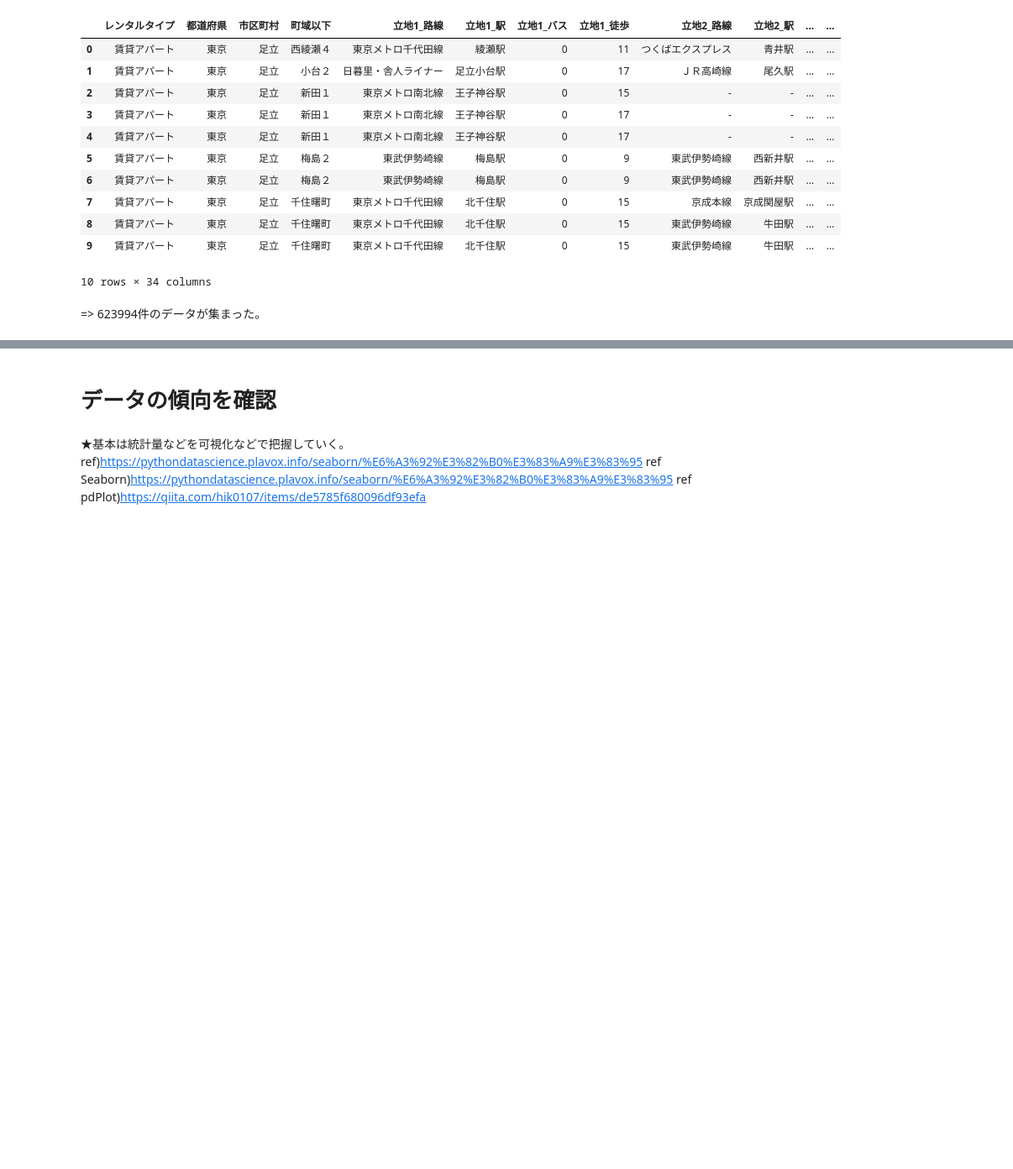
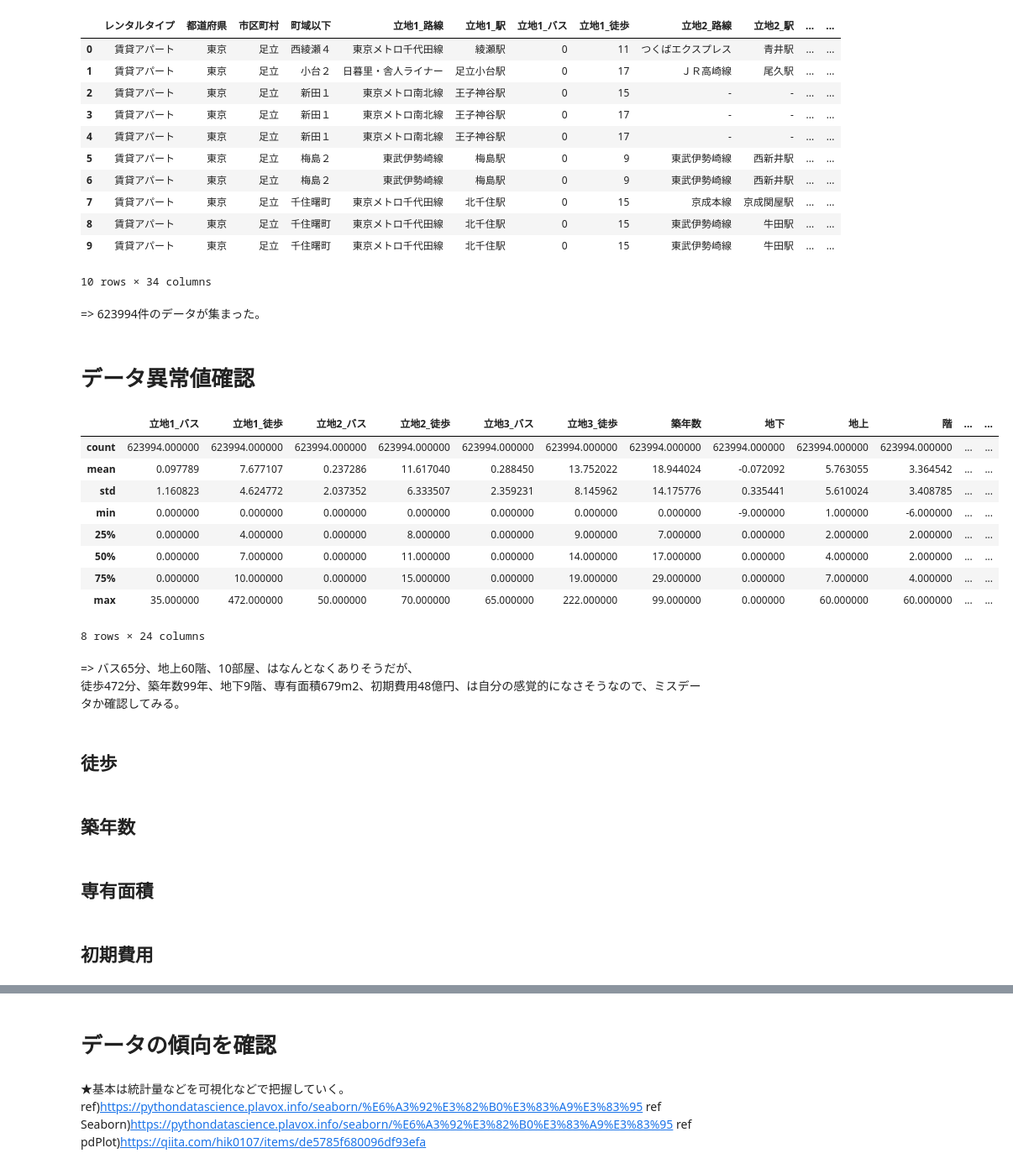
Before and after one commit to kimiaki/Bukken, a Jupyter notebook: code/analysis.ipynb, the cells around one changed output, grey strips where cells are left out. Shown at 84% size. Cells and saved outputs as stored; diff of their text form; code cells hidden in the pictures; blank space fills up the shorter version.

```diff
--- a/code/analysis.ipynb
+++ b/code/analysis.ipynb
@@ -74,3 +74,29 @@ http://pandas.pydata.org/pandas-docs/stable/indexing.html#deprecate_ix
 10 rows × 34 columns
 # %% [markdown]
 => 623994件のデータが集まった。
+# %% [markdown]
+# データ異常値確認
+# %%
+df_all.describe()
+# %% [output]
+|  | 立地1_バス | 立地1_徒歩 | 立地2_バス | 立地2_徒歩 | 立地3_バス | 立地3_徒歩 | 築年数 | 地下 | 地上 | 階 | ... | ... |
+| count | 623994.000000 | 623994.000000 | 623994.000000 | 623994.000000 | 623994.000000 | 623994.000000 | 623994.000000 | 623994.000000 | 623994.000000 | 623994.000000 | ... | ... |
+| mean | 0.097789 | 7.677107 | 0.237286 | 11.617040 | 0.288450 | 13.752022 | 18.944024 | -0.072092 | 5.763055 | 3.364542 | ... | ... |
+| std | 1.160823 | 4.624772 | 2.037352 | 6.333507 | 2.359231 | 8.145962 | 14.175776 | 0.335441 | 5.610024 | 3.408785 | ... | ... |
+| min | 0.000000 | 0.000000 | 0.000000 | 0.000000 | 0.000000 | 0.000000 | 0.000000 | -9.000000 | 1.000000 | -6.000000 | ... | ... |
+| 25% | 0.000000 | 4.000000 | 0.000000 | 8.000000 | 0.000000 | 9.000000 | 7.000000 | 0.000000 | 2.000000 | 2.000000 | ... | ... |
+| 50% | 0.000000 | 7.000000 | 0.000000 | 11.000000 | 0.000000 | 14.000000 | 17.000000 | 0.000000 | 4.000000 | 2.000000 | ... | ... |
+| 75% | 0.000000 | 10.000000 | 0.000000 | 15.000000 | 0.000000 | 19.000000 | 29.000000 | 0.000000 | 7.000000 | 4.000000 | ... | ... |
+| max | 35.000000 | 472.000000 | 50.000000 | 70.000000 | 65.000000 | 222.000000 | 99.000000 | 0.000000 | 60.000000 | 60.000000 | ... | ... |
+8 rows × 24 columns
+# %% [markdown]
+=> バス65分、地上60階、10部屋、はなんとなくありそうだが、<br>
+   徒歩472分、築年数99年、地下9階、専有面積679m2、初期費用48億円、は自分の感覚的になさそうなので、ミスデータか確認してみる。
+# %% [markdown]
+## 徒歩
+# %% [markdown]
+## 築年数
+# %% [markdown]
+## 専有面積
+# %% [markdown]
+## 初期費用
```
Also changed, not shown: parts of 6 cells of this notebook.
